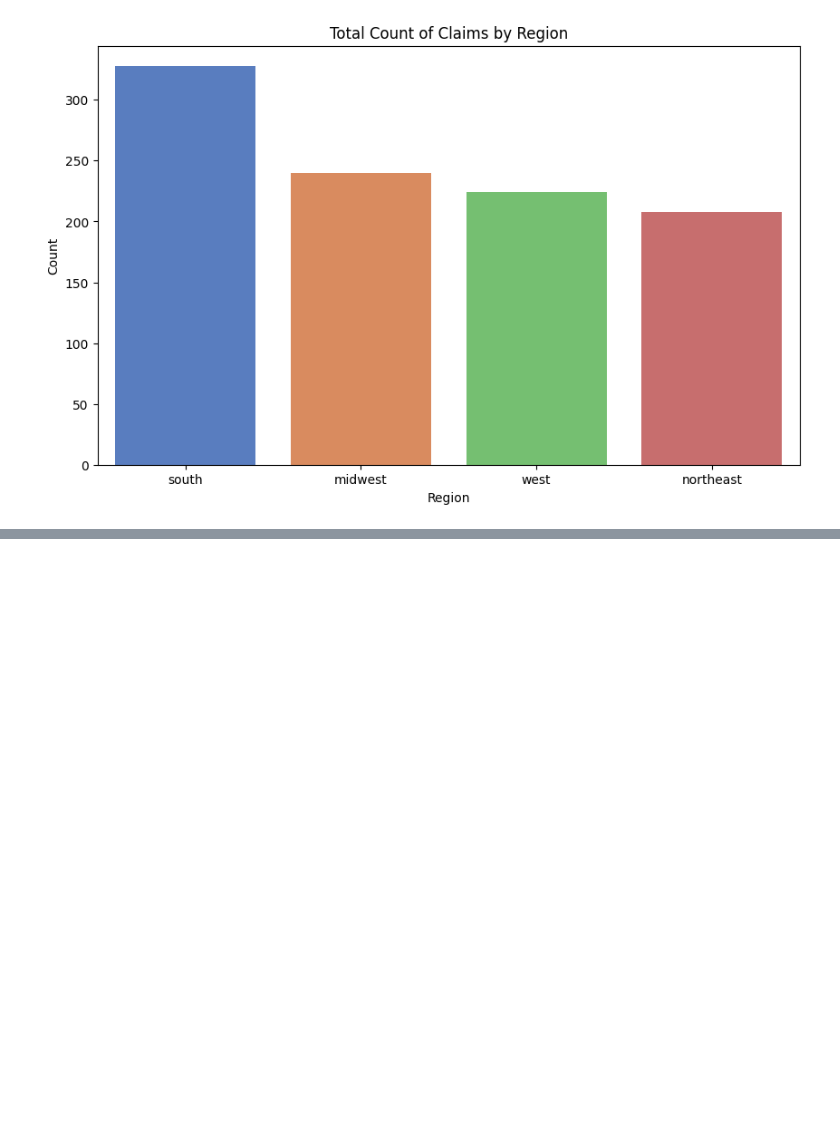
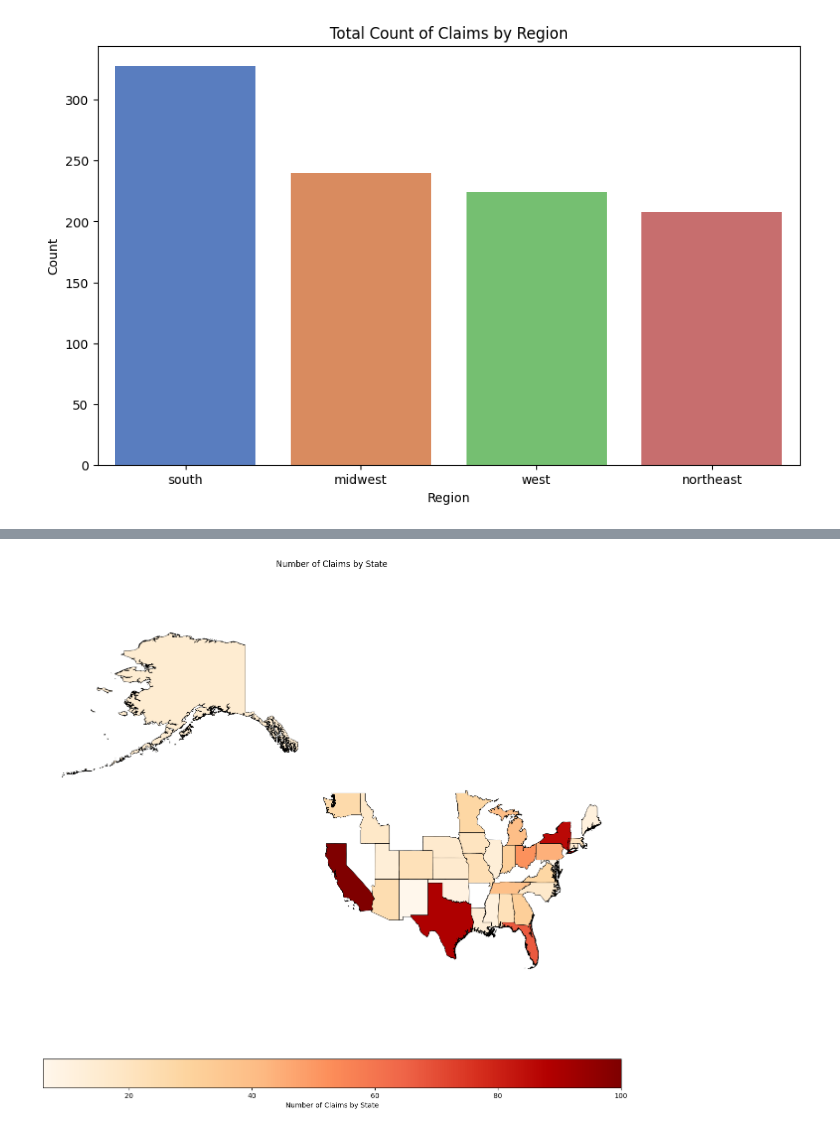
Before and after one commit to StateFarmInsCodingCompetition/2023-StateFarm-CodingCompetition-Finals, a Jupyter notebook: python/data_analysis.ipynb, the cells around one changed output, grey strips where cells are left out. Cells and saved outputs as stored; diff of their text form; code cells hidden in the pictures; blank space fills up the shorter version.

```diff
--- a/python/data_analysis.ipynb
+++ b/python/data_analysis.ipynb
@@ -254,0 +291,10 @@ ModuleNotFoundError: No module named 'cartopy'
+# %%
+# Get the total number of disaster occurrend in individual region/states
+total_claim_per_state = data.get_total_claims_per_regional_disaster()
+
+# Separte the data into two lists for plotting
+claims_list = [(state, claims) for region, states in total_claim_per_state.items() for state, claims in states.items()]
+claims_per_state_table = pd.DataFrame(claims_list, columns=['state', 'claims'])
+# %%
+claims_per_state_table.sort_values(by='claims', ascending=False, inplace=True)
+claims_per_state_table
@@ -254,0 +328,29 @@ ModuleNotFoundError: No module named 'cartopy'
+# %%
+# Merge the claims data with the shapefile to get the geometry
+heatmap_gdf = us_states.merge(claims_per_state_table, left_on='STATE', right_on='state')
+heatmap_gdf['claims'].fillna(0, inplace=True)
+# %%
+# Heatmap Definition
+fig, ax = plt.subplots(1, 1, figsize=(15, 15))
+heatmap_gdf.plot(column='claims', ax=ax, cmap='OrRd', legend=True,
+                legend_kwds={'label': "Number of Claims by State",
+                             'orientation': "horizontal"})
+
+# Plot state borders on top of the heatmap
+heatmap_gdf.boundary.plot(ax=ax, edgecolor='black', linewidth=0.5)  # Adjust linewidth as needed
+
+
+# Remove the axis for a cleaner look
+ax.set_axis_off()
+
+# Set a title for the map
+ax.set_title('Number of Claims by State')
+
+# Set figure size
+ax.set_xlim(-180, -66)
+ax.set_ylim(24, 80)
+
+# Show the plot
+plt.show()
+# %% [output]
+[figure, added]
```
Also changed, not shown: parts of 12 cells of this notebook, 8 other files.
